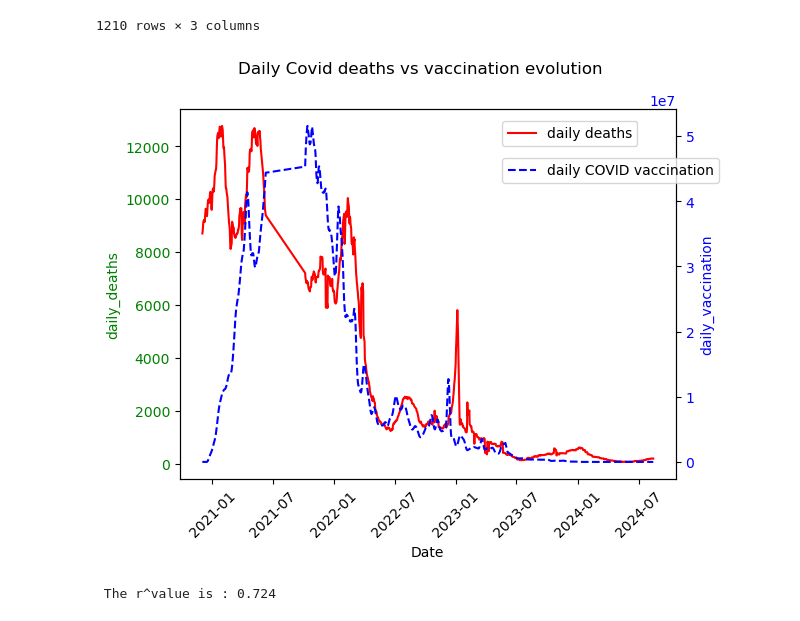
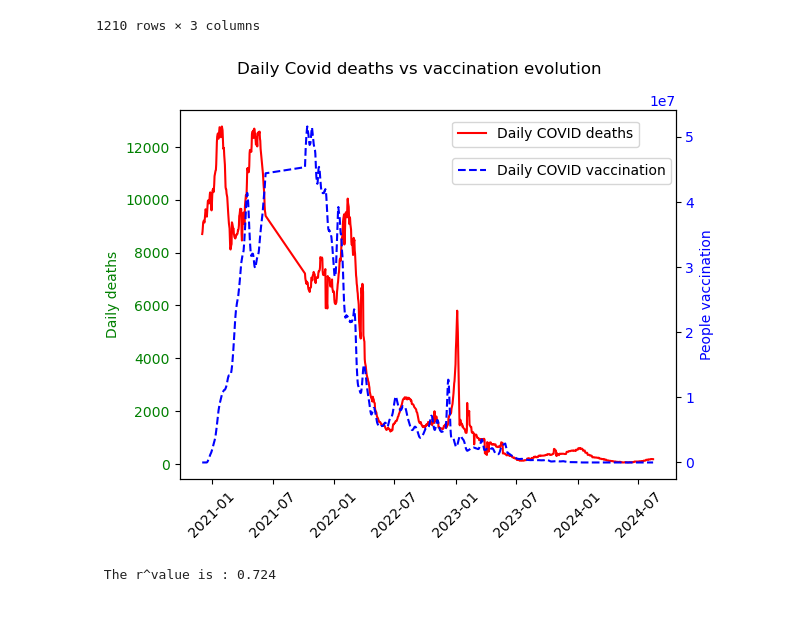
Before and after one commit to nazimben25/project1_group2, a Jupyter notebook: nazim/q4_death_vs_vaccination_clean.ipynb, the cells around one changed output. Saved outputs shown, nothing was run; the diff lists cells and outputs as text; code cells hidden in the pictures.

```diff
--- a/nazim/q4_death_vs_vaccination_clean.ipynb
+++ b/nazim/q4_death_vs_vaccination_clean.ipynb
@@ -952,32 +823,32 @@ data_daily_df
 # %%
 ## Create a plot with 2 scales
 
 x = data_daily_df['date']
 y1 = data_daily_df['daily_deaths_smooth']
 y2 = data_daily_df['daily_vaccination_smooth']
 
 # Create the first plot with the first y-axis
 fig, ax1 = plt.subplots()
 
-ax1.plot(x, y1, 'r-', label='daily deaths')  # Plot y1 with green color
-ax1.set_xlabel('Date')
-ax1.set_ylabel('daily_deaths', color='g')
+ax1.plot(x, y1, 'r-', label='Daily COVID deaths')  # Plot y1 with green color
+# ax1.set_xlabel('Date')
+ax1.set_ylabel('Daily deaths', color='g')
 ax1.tick_params(axis='x', rotation = 45)
 ax1.tick_params(axis='y', labelcolor='g')  # Set y-axis tick labels color
 
 # Create a second y-axis sharing the same x-axis
 ax2 = ax1.twinx()
-ax2.plot(x, y2, 'b--', label='daily COVID vaccination')  # Plot y2 with blue dashed line
-ax2.set_ylabel('daily_vaccination', color='b')
+ax2.plot(x, y2, 'b--', label='Daily COVID vaccination')  # Plot y2 with blue dashed line
+ax2.set_ylabel('People vaccination', color='b')
 ax2.tick_params(axis='y', labelcolor='b')  # Set y-axis tick labels color
 
 # Optional: Add title and legends
 fig.suptitle('Daily Covid deaths vs vaccination evolution')
-ax1.legend(loc=(0.65,0.9))
-ax2.legend(loc=(0.65,0.8))
+ax1.legend(loc=(0.55,0.9))
+ax2.legend(loc=(0.55,0.8))
 
 plt.savefig("Output/Q4_evolution_vaccins_deaths_daily_2021_2024.png")
 plt.show()
 # %% [output]
-[figure, old version]
+[figure, new version]
 # %%
```
Also changed, not shown: parts of 32 cells of this notebook, 11 other files.
